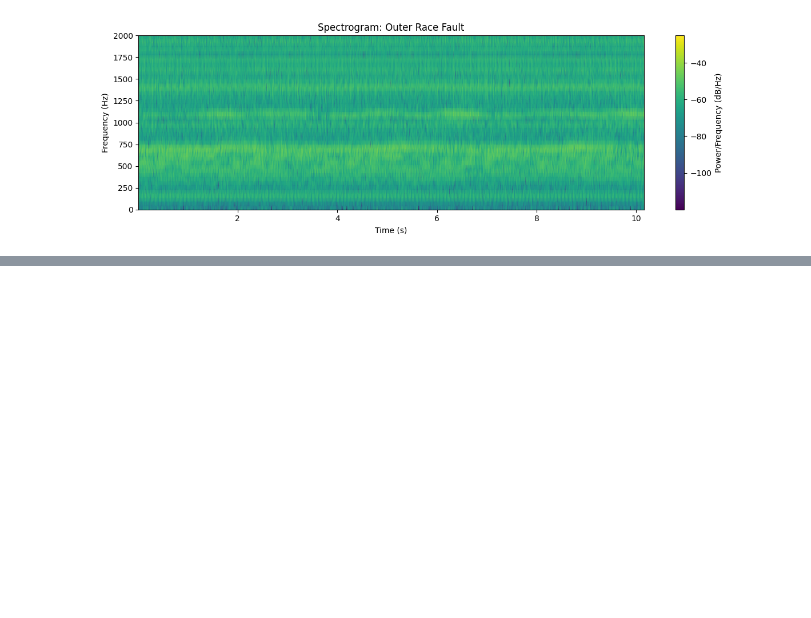
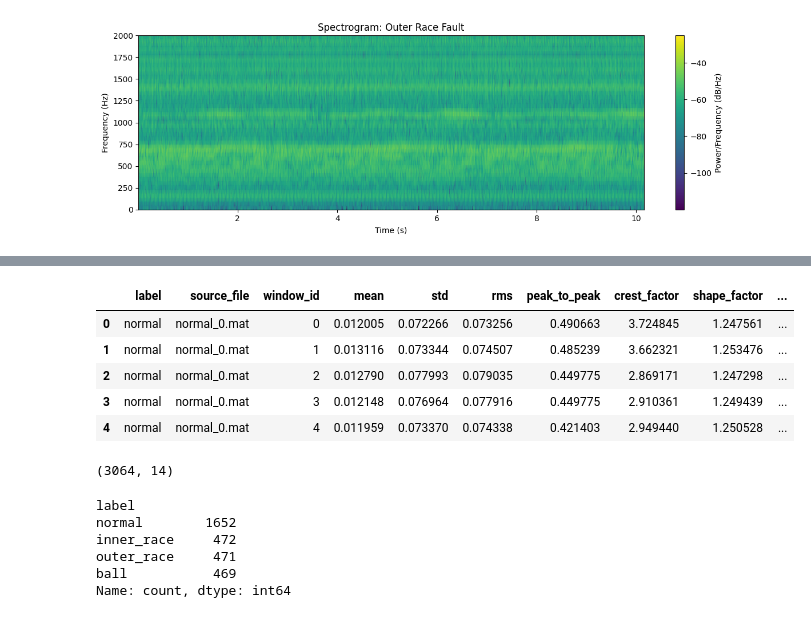
Before and after one commit to ThomasBainbridge/bearing-condition-monitor, a Jupyter notebook: notebooks/01_dataset_exploration.ipynb, the cells around one changed output, grey strips where cells are left out. Cells and saved outputs as stored; diff of their text form; code cells hidden in the pictures; blank space fills up the shorter version.

```diff
--- a/notebooks/01_dataset_exploration.ipynb
+++ b/notebooks/01_dataset_exploration.ipynb
@@ -156,0 +227,51 @@ plot_signal_spectrogram(
+# %%
+file_specs_16 = [
+    {"file_name": "normal_0.mat", "label": "normal"},
+    {"file_name": "normal_1.mat", "label": "normal"},
+    {"file_name": "normal_2.mat", "label": "normal"},
+    {"file_name": "normal_3.mat", "label": "normal"},
+
+    {"file_name": "ir007_0.mat", "label": "inner_race"},
+    {"file_name": "ir007_1.mat", "label": "inner_race"},
+    {"file_name": "ir007_2.mat", "label": "inner_race"},
+    {"file_name": "ir007_3.mat", "label": "inner_race"},
+
+    {"file_name": "b007_0.mat", "label": "ball"},
+    {"file_name": "b007_1.mat", "label": "ball"},
+    {"file_name": "b007_2.mat", "label": "ball"},
+    {"file_name": "b007_3.mat", "label": "ball"},
+
+    {"file_name": "or007_6_0.mat", "label": "outer_race"},
+    {"file_name": "or007_6_1.mat", "label": "outer_race"},
+    {"file_name": "or007_6_2.mat", "label": "outer_race"},
+    {"file_name": "or007_6_3.mat", "label": "outer_race"},
+]
+# %%
+feature_table_16 = build_feature_table(
+    file_specs=file_specs_16,
+    sample_rate=12000.0,
+    window_size=2048,
+    step_size=1024,
+)
+
+feature_table_16.head()
+# %% [output]
+|  | label | source_file | window_id | mean | std | rms | peak_to_peak | crest_factor | shape_factor | ... |
+| 0 | normal | normal_0.mat | 0 | 0.012005 | 0.072266 | 0.073256 | 0.490663 | 3.724845 | 1.247561 | ... |
+| 1 | normal | normal_0.mat | 1 | 0.013116 | 0.073344 | 0.074507 | 0.485239 | 3.662321 | 1.253476 | ... |
+| 2 | normal | normal_0.mat | 2 | 0.012790 | 0.077993 | 0.079035 | 0.449775 | 2.869171 | 1.247298 | ... |
+| 3 | normal | normal_0.mat | 3 | 0.012148 | 0.076964 | 0.077916 | 0.449775 | 2.910361 | 1.249439 | ... |
+| 4 | normal | normal_0.mat | 4 | 0.011959 | 0.073370 | 0.074338 | 0.421403 | 2.949440 | 1.250528 | ... |
+# %%
+feature_table_16.shape
+# %% [output]
+(3064, 14)
+# %%
+feature_table_16["label"].value_counts()
+# %% [output]
+label
+normal        1652
+inner_race     472
+outer_race     471
+ball           469
+Name: count, dtype: int64
```
Also changed, not shown: parts of 12 cells of this notebook, 6 other files.
